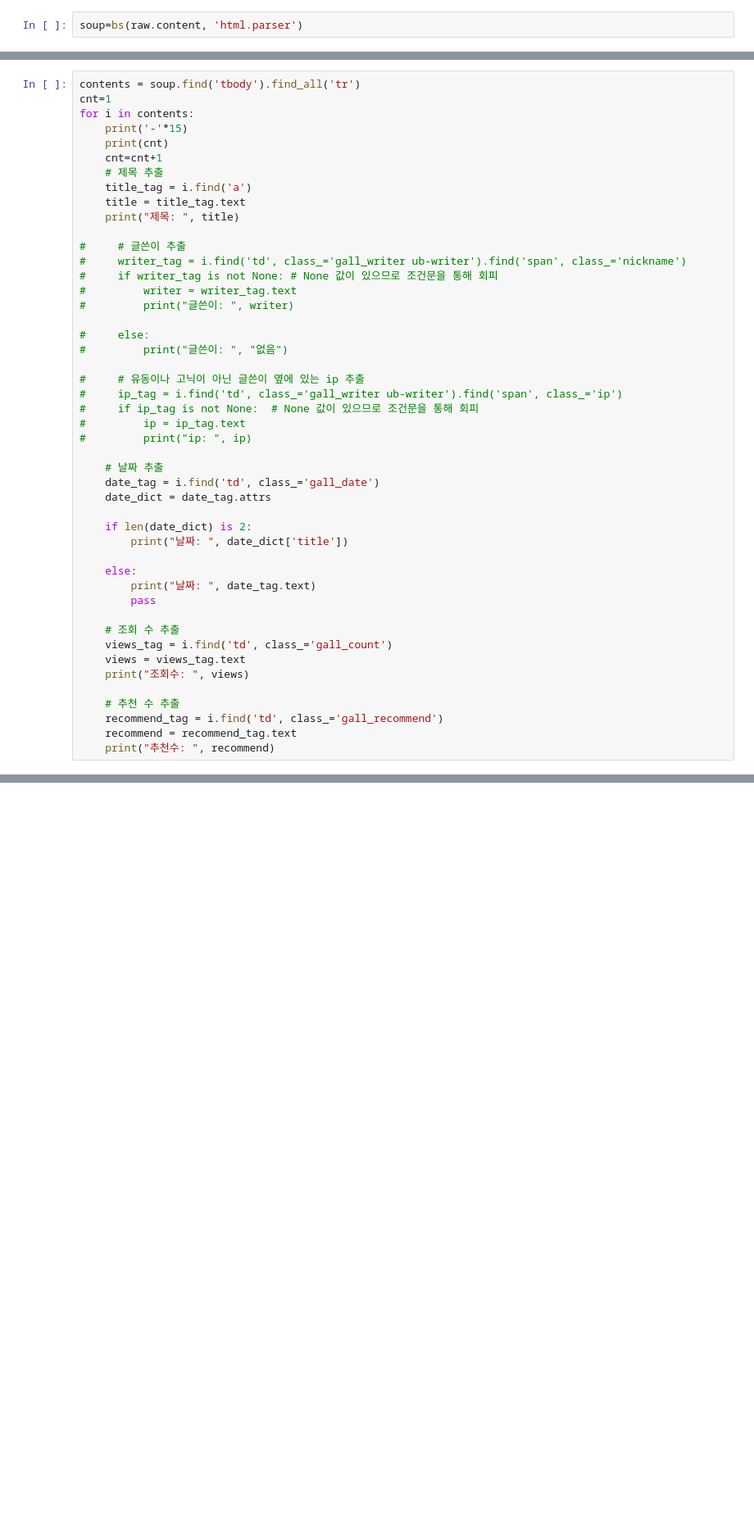
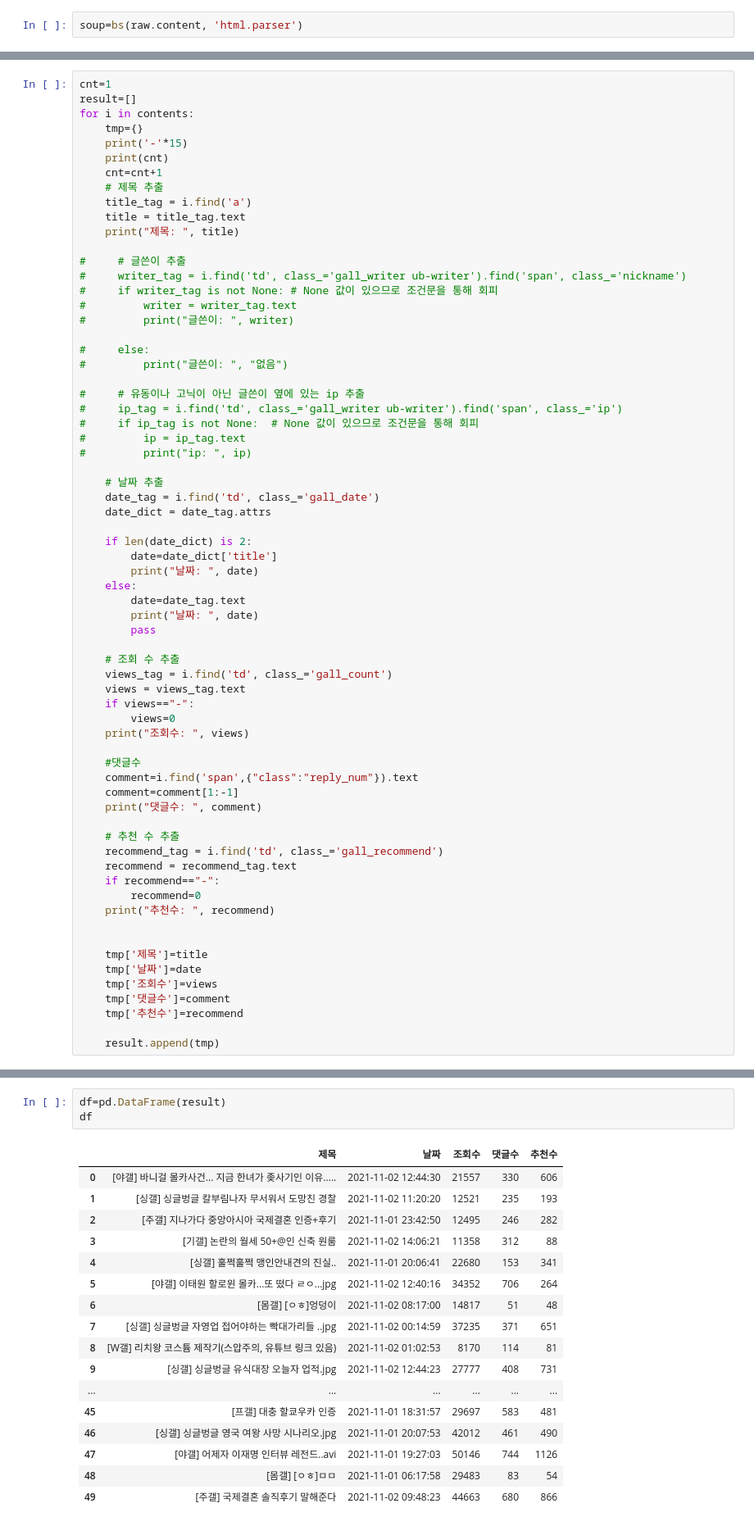
Before and after one commit to Insight-Sogang-Univ/Upennsolution_Project, a Jupyter notebook: dcinside.ipynb, the cells around one changed output, grey strips where cells are left out. Shown: that part at 82% size. Drawn from its saved outputs; the diff is of its cells as text; blank space fills up the shorter version.

```diff
--- a/dcinside.ipynb
+++ b/dcinside.ipynb
@@ -16,7 +19,8 @@ soup=bs(raw.content, 'html.parser')
 # %%
-contents = soup.find('tbody').find_all('tr')
 cnt=1
+result=[]
 for i in contents:
+    tmp={}
     print('-'*15)
     print(cnt)
     cnt=cnt+1
@@ -45,21 +49,40 @@ for i in contents:
     date_dict = date_tag.attrs
 
     if len(date_dict) is 2:
-        print("날짜: ", date_dict['title'])
-
+        date=date_dict['title']
+        print("날짜: ", date)
     else:
-        print("날짜: ", date_tag.text)
+        date=date_tag.text
+        print("날짜: ", date)
         pass
 
     # 조회 수 추출
     views_tag = i.find('td', class_='gall_count')
     views = views_tag.text
+    if views=="-":
+        views=0
     print("조회수: ", views)
+
+    #댓글수
+    comment=i.find('span',{"class":"reply_num"}).text
+    comment=comment[1:-1]
+    print("댓글수: ", comment)
 
     # 추천 수 추출
     recommend_tag = i.find('td', class_='gall_recommend')
     recommend = recommend_tag.text
+    if recommend=="-":
+        recommend=0
     print("추천수: ", recommend)
+
+
+    tmp['제목']=title
+    tmp['날짜']=date
+    tmp['조회수']=views
+    tmp['댓글수']=comment
+    tmp['추천수']=recommend
+
+    result.append(tmp)
 # %% [output]
 ---------------
 1
@@ -80,0 +104,21 @@ for i in contents:
+# %%
+df=pd.DataFrame(result)
+df
+# %% [output]
+|  | 제목 | 날짜 | 조회수 | 댓글수 | 추천수 |
+| 0 | [야갤] 바니걸 몰카사건... 지금 한녀가 좆사기인 이유..... | 2021-11-02 12:44:30 | 21557 | 330 | 606 |
+| 1 | [싱갤] 싱글벙글 칼부림나자 무서워서 도망친 경찰 | 2021-11-02 11:20:20 | 12521 | 235 | 193 |
+| 2 | [주갤] 지나가다 중앙아시아 국제결혼 인증+후기 | 2021-11-01 23:42:50 | 12495 | 246 | 282 |
+| 3 | [기갤] 논란의 월세 50+@인 신축 원룸 | 2021-11-02 14:06:21 | 11358 | 312 | 88 |
+| 4 | [싱갤] 훌쩍훌쩍 맹인안내견의 진실.. | 2021-11-01 20:06:41 | 22680 | 153 | 341 |
+| 5 | [야갤] 이태원 할로윈 몰카...또 떴다 ㄹㅇ...jpg | 2021-11-02 12:40:16 | 34352 | 706 | 264 |
+| 6 | [몸갤] [ㅇㅎ]엉덩이 | 2021-11-02 08:17:00 | 14817 | 51 | 48 |
+| 7 | [싱갤] 싱글벙글 자영업 접어야하는 빡대가리들 ..jpg | 2021-11-02 00:14:59 | 37235 | 371 | 651 |
+| 8 | [W갤] 리치왕 코스튬 제작기(스압주의, 유튜브 링크 있음) | 2021-11-02 01:02:53 | 8170 | 114 | 81 |
+| 9 | [싱갤] 싱글벙글 유식대장 오늘자 업적.jpg | 2021-11-02 12:44:23 | 27777 | 408 | 731 |
+| ... | ... | ... | ... | ... | ... |
+| 45 | [프갤] 대충 할쿄우카 인증 | 2021-11-01 18:31:57 | 29697 | 583 | 481 |
+| 46 | [싱갤] 싱글벙글 영국 여왕 사망 시나리오.jpg | 2021-11-01 20:07:53 | 42012 | 461 | 490 |
+| 47 | [야갤] 어제자 이재명 인터뷰 레전드..avi | 2021-11-01 19:27:03 | 50146 | 744 | 1126 |
+| 48 | [몸갤] [ㅇㅎ]ㅁㅁ | 2021-11-01 06:17:58 | 29483 | 83 | 54 |
+| 49 | [주갤] 국제결혼 솔직후기 말해준다 | 2021-11-02 09:48:23 | 44663 | 680 | 866 |
```
Also changed, not shown: parts of 3 cells of this notebook, 5 other files.
